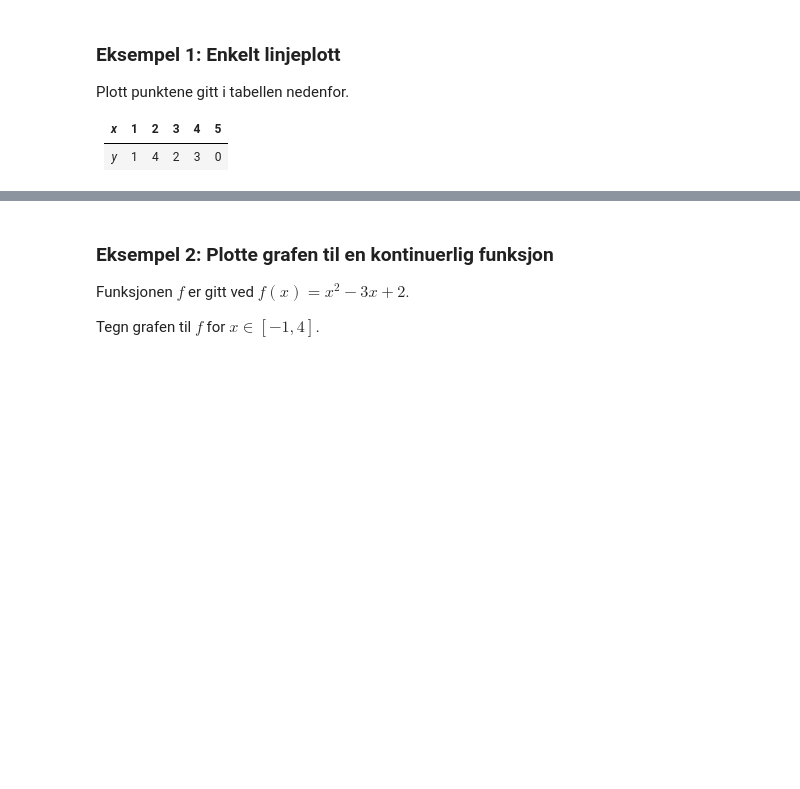
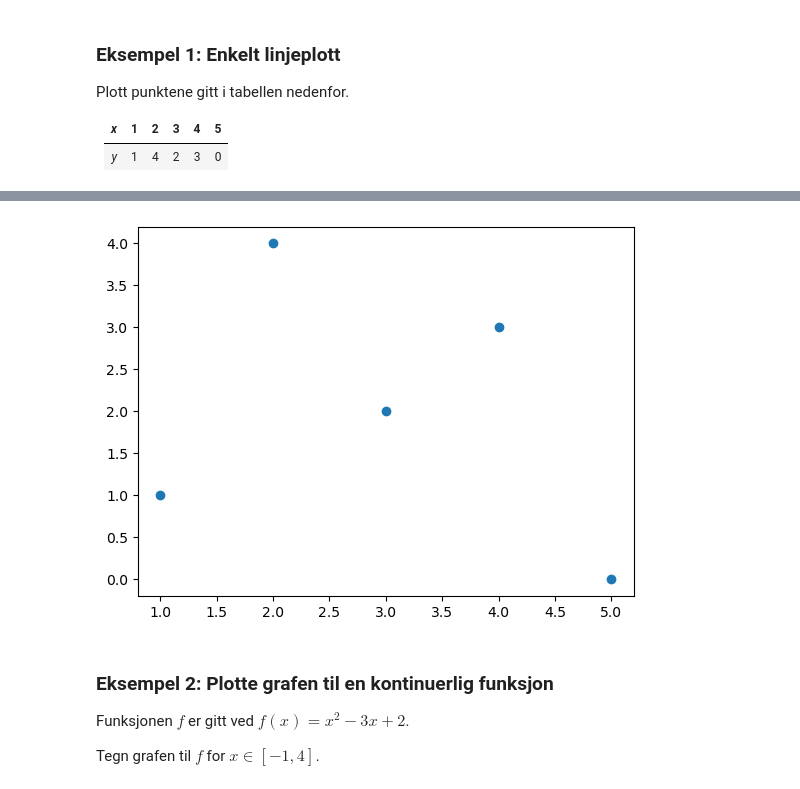
Before and after one commit to tork73/progkurs, a Jupyter notebook: _sources/programmer/webinar2/webinar2-bilder.ipynb, the cells around one changed output, grey strips where cells are left out. Saved outputs shown, nothing was run; the diff lists cells and outputs as text; code cells hidden in the pictures; blank space fills up the shorter version.

```diff
--- a/_sources/programmer/webinar2/webinar2-bilder.ipynb
+++ b/_sources/programmer/webinar2/webinar2-bilder.ipynb
@@ -31,3 +36,8 @@ Y = [1, 4, 2, 3, 0]
+# %%
+plt.scatter(X,Y)
+plt.show()
+# %% [output]
+[figure, added]
 # %% [markdown]
 ### Eksempel 2: Plotte grafen til en kontinuerlig funksjon
 
```
Also changed, not shown: parts of 34 cells of this notebook, 36 other files.
